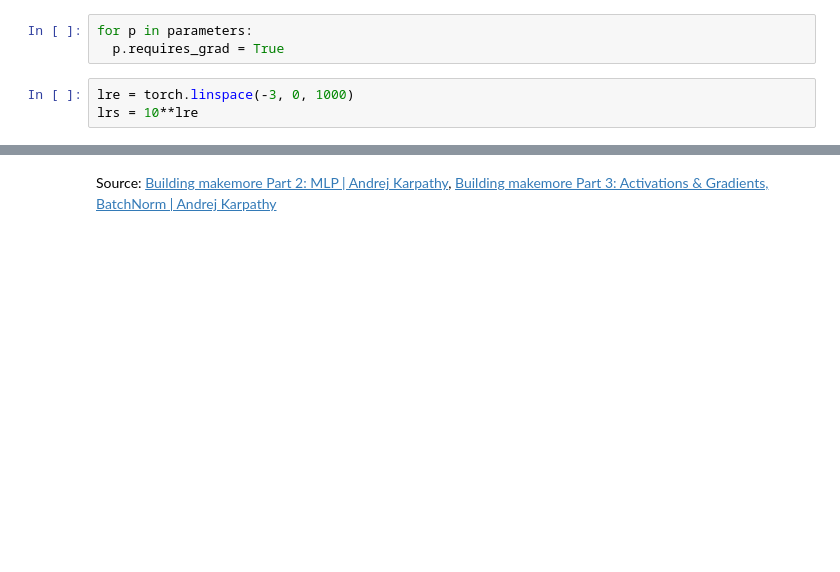
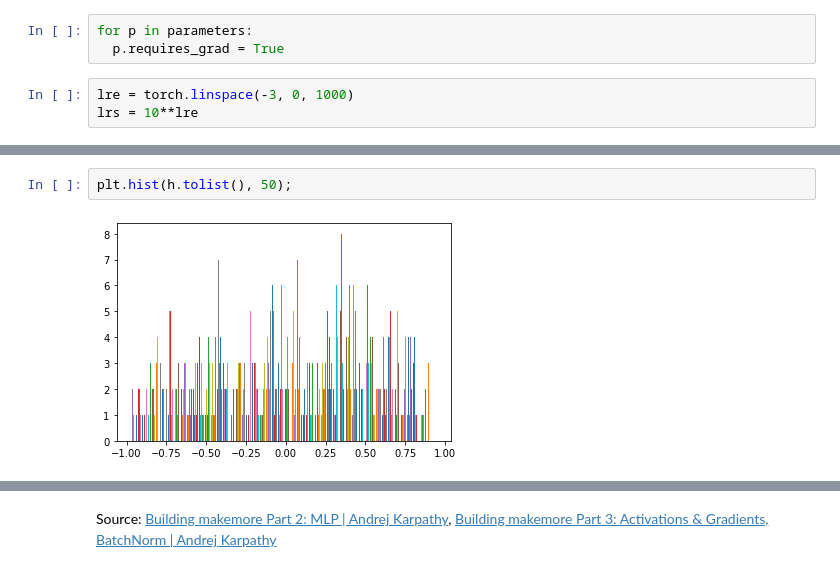
Before and after one commit to hardik-vala/unicorn-namegen, a Jupyter notebook: unicorn_namegen.ipynb, the cells around one changed output, grey strips where cells are left out. Cells and saved outputs as stored; diff of their text form; blank space fills up the shorter version.

```diff
--- a/unicorn_namegen.ipynb
+++ b/unicorn_namegen.ipynb
@@ -499,3 +499,7 @@ print(loss.item())
+# %%
+plt.hist(h.tolist(), 50);
+# %% [output]
+[figure, added]
 # %%
 emb = C[Xtr]
 h = torch.tanh(emb.view(-1, 6) @ W1 + b1)
```
Also changed, not shown: parts of 9 cells of this notebook.
